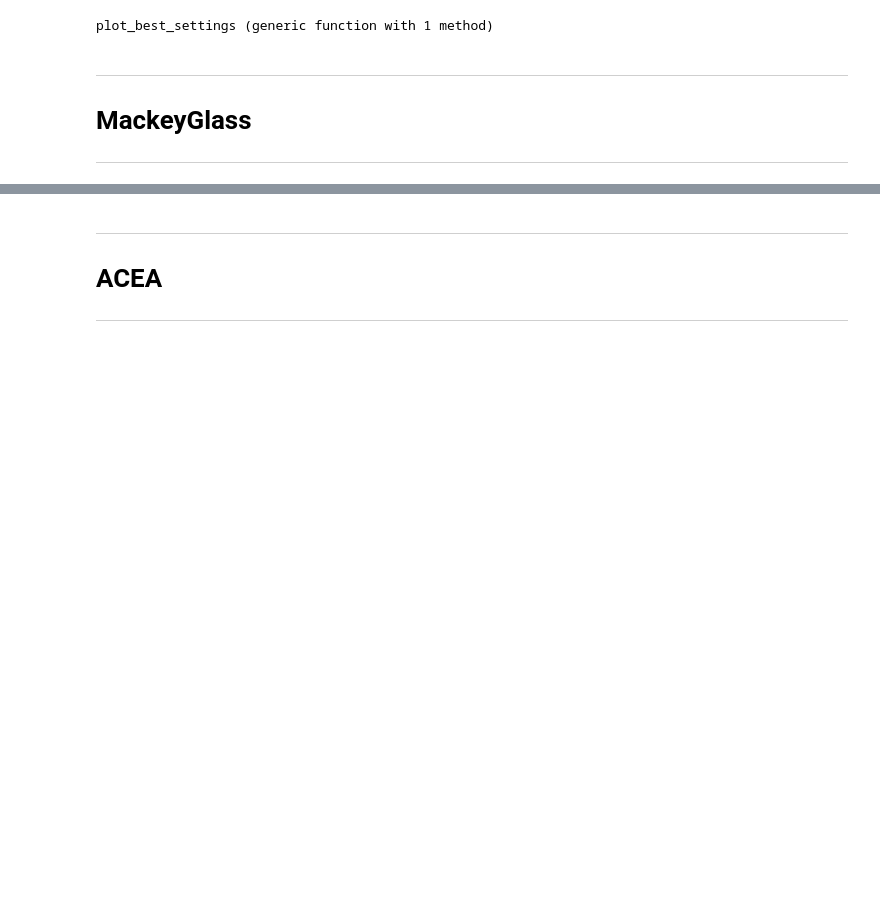
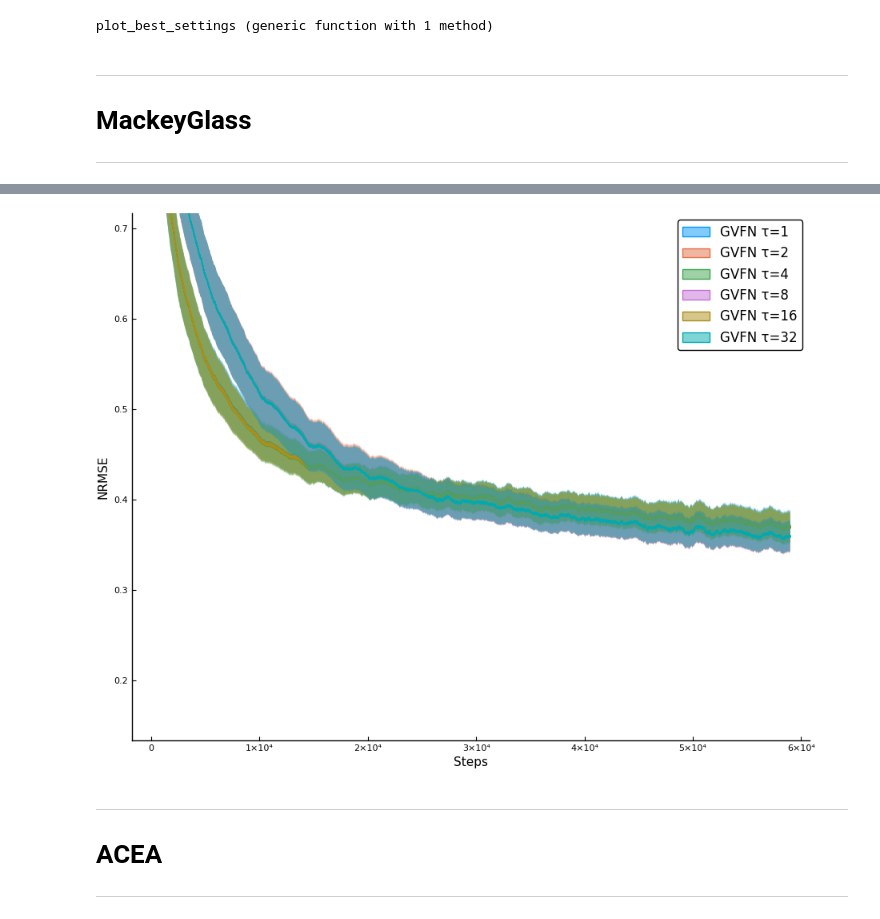
Before and after one commit to mkschleg/GVFN, a Jupyter notebook: jupyter/TimeSeries.ipynb, the cells around one changed output, grey strips where cells are left out. Cells and saved outputs as stored; diff of their text form; code cells hidden in the pictures; blank space fills up the shorter version.

```diff
--- a/jupyter/TimeSeries.ipynb
+++ b/jupyter/TimeSeries.ipynb
@@ -213,3 +166,9 @@ plot(p, size=(900,700))
+# %%
+gvfn_ic = ItemCollection(joinpath(data_home,"mackeyglass_gvfn_relu_rmsprop_NRMSE/data"));
+p = plot_best_settings(GVFNSpec(gvfn_ic))
+plot(p; plot_settings...)
+# %% [output]
+[figure, added]
 # %% [markdown]
 ---
 # ACEA
```
Also changed, not shown: parts of 17 cells of this notebook, 1 other file.
